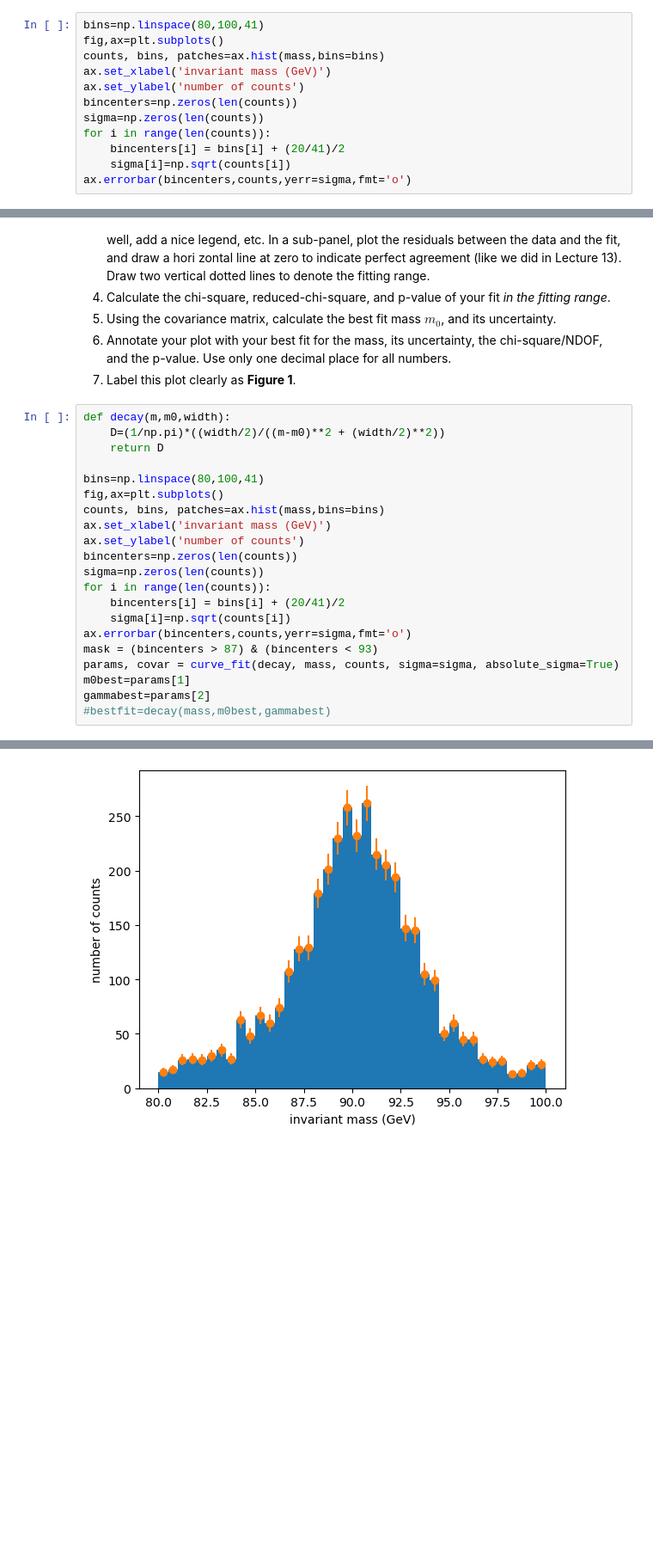
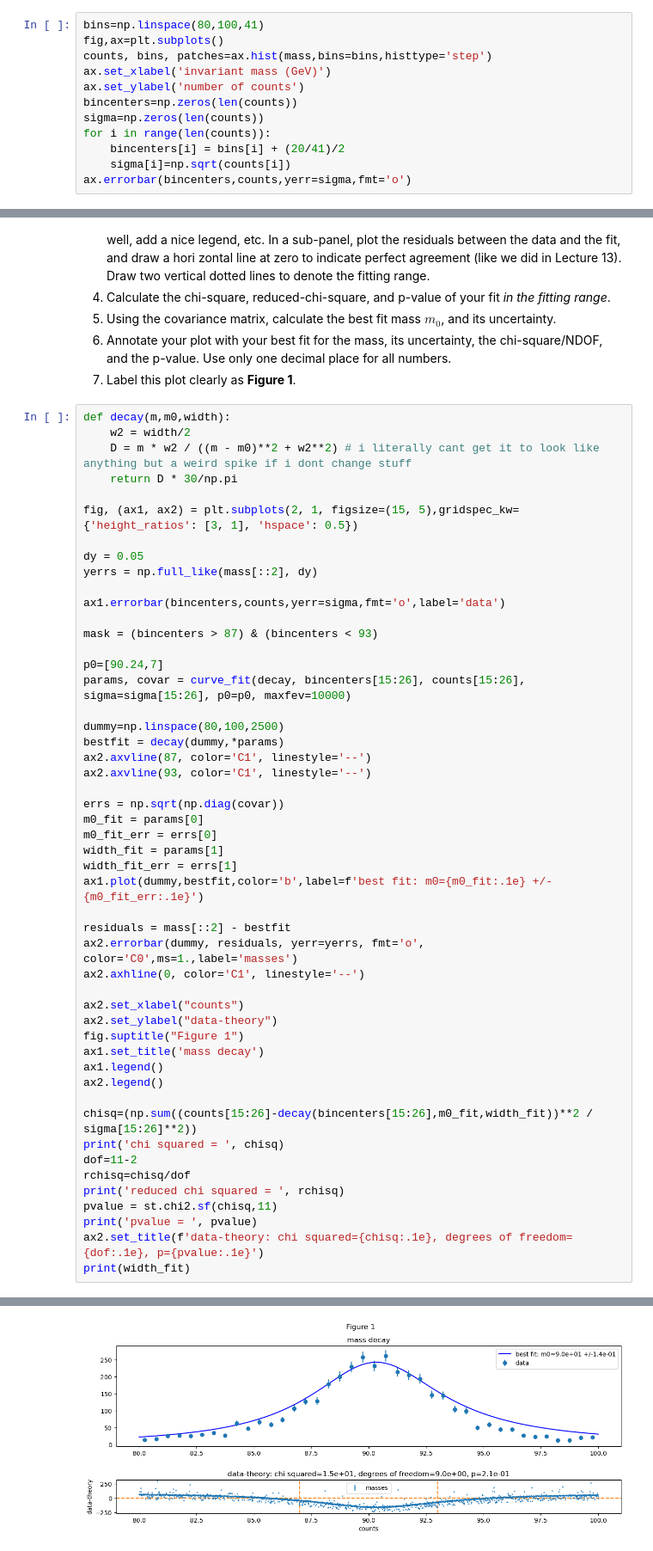
Before and after one commit to lunaeb/PHYS265-spring26, a Jupyter notebook: Lab2/lab2.ipynb, the cells around one changed output, grey strips where cells are left out. Shown at 86% size. Saved outputs shown, nothing was run; the diff lists cells and outputs as text; blank space fills up the shorter version.

```diff
--- a/Lab2/lab2.ipynb
+++ b/Lab2/lab2.ipynb
@@ -133,7 +133,7 @@ mass = invmass(parts[0],parts[1],parts[2],esum)
 # %%
 bins=np.linspace(80,100,41)
 fig,ax=plt.subplots()
-counts, bins, patches=ax.hist(mass,bins=bins)
+counts, bins, patches=ax.hist(mass,bins=bins,histtype='step')
 ax.set_xlabel('invariant mass (GeV)')
 ax.set_ylabel('number of counts')
 bincenters=np.zeros(len(counts))
@@ -170,23 +170,52 @@ zontal line at zero to indicate perfect agreement (like we did in Lecture 13). D
 7. Label this plot clearly as **Figure 1**.
 # %%
 def decay(m,m0,width):
-    D=(1/np.pi)*((width/2)/((m-m0)**2 + (width/2)**2))
-    return D
+    w2 = width/2
+    D = m * w2 / ((m - m0)**2 + w2**2) # i literally cant get it to look like anything but a weird spike if i dont change stuff
+    return D * 30/np.pi
 
-bins=np.linspace(80,100,41)
-fig,ax=plt.subplots()
-counts, bins, patches=ax.hist(mass,bins=bins)
-ax.set_xlabel('invariant mass (GeV)')
-ax.set_ylabel('number of counts')
-bincenters=np.zeros(len(counts))
-sigma=np.zeros(len(counts))
-for i in range(len(counts)):
-    bincenters[i] = bins[i] + (20/41)/2
-    sigma[i]=np.sqrt(counts[i])
-ax.errorbar(bincenters,counts,yerr=sigma,fmt='o')
+fig, (ax1, ax2) = plt.subplots(2, 1, figsize=(15, 5),gridspec_kw={'height_ratios': [3, 1], 'hspace': 0.5})
+
+dy = 0.05
+yerrs = np.full_like(mass[::2], dy)
+
+ax1.errorbar(bincenters,counts,yerr=sigma,fmt='o',label='data')
+
 mask = (bincenters > 87) & (bincenters < 93)
-params, covar = curve_fit(decay, mass, counts, sigma=sigma, absolute_sigma=True)
-m0best=params[1]
-gammabest=params[2]
-#bestfit=decay(mass,m0best,gammabest)
+
+p0=[90.24,7]
+params, covar = curve_fit(decay, bincenters[15:26], counts[15:26], sigma=sigma[15:26], p0=p0, maxfev=10000)
+
+dummy=np.linspace(80,100,2500)
+bestfit = decay(dummy,*params)
+ax2.axvline(87, color='C1', linestyle='--')
+ax2.axvline(93, color='C1', linestyle='--')
+
+errs = np.sqrt(np.diag(covar))
+m0_fit = params[0]
+m0_fit_err = errs[0]
+width_fit = params[1]
+width_fit_err = errs[1]
+ax1.plot(dummy,bestfit,color='b',label=f'best fit: m0={m0_fit:.1e} +/-{m0_fit_err:.1e}')
+
+residuals = mass[::2] - bestfit
+ax2.errorbar(dummy, residuals, yerr=yerrs, fmt='o', color='C0',ms=1.,label='masses')
+ax2.axhline(0, color='C1', linestyle='--')
+
+ax2.set_xlabel("counts")
+ax2.set_ylabel("data-theory")
+fig.suptitle("Figure 1")
+ax1.set_title('mass decay')
+ax1.legend()
+ax2.legend()
+
+chisq=(np.sum((counts[15:26]-decay(bincenters[15:26],m0_fit,width_fit))**2 / sigma[15:26]**2))
+print('chi squared = ', chisq)
+dof=11-2
+rchisq=chisq/dof
+print('reduced chi squared = ', rchisq)
+pvalue = st.chi2.sf(chisq,11)
+print('pvalue = ', pvalue)
+ax2.set_title(f'data-theory: chi squared={chisq:.1e}, degrees of freedom={dof:.1e}, p={pvalue:.1e}')
+print(width_fit)
 # %% [output]
@@ -194,4 +226,4 @@ ValueError: operands could not be broadcast together with shapes (5000,) (40,)
-[figure, old version]
+[figure, new version]
 # %% [markdown]
 ## Part 3: 2D Parameter Scan
 ----
```
Also changed, not shown: parts of 6 cells of this notebook.
